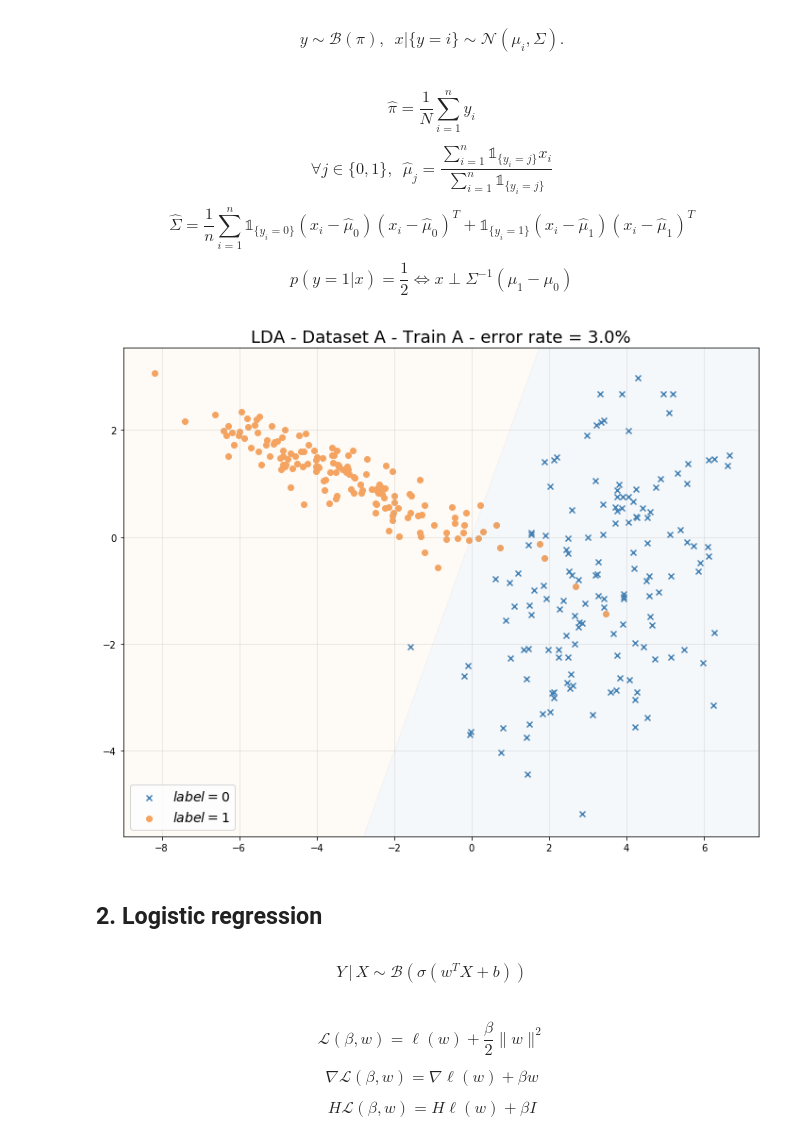
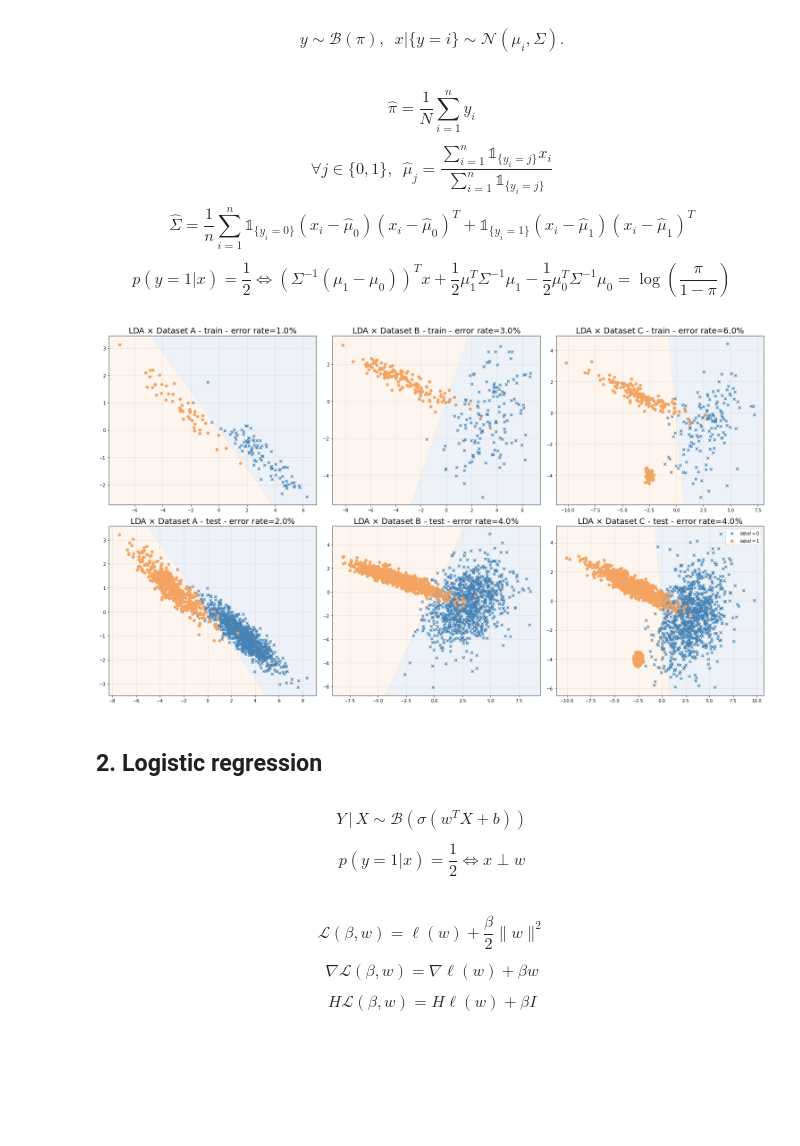
Before and after one commit to shahineb/archives1819, a Jupyter notebook: HWK1/HWK1.ipynb, the cells around one changed output. Drawn from its saved outputs; the diff is of its cells as text; code cells hidden in the pictures; blank space fills up the shorter version.

```diff
--- a/HWK1/HWK1.ipynb
+++ b/HWK1/HWK1.ipynb
@@ -103,22 +130,35 @@ $$\forall j\in\{0,1\}, \enspace\hat{\mu}_{j}=\frac{\sum_{i=1}^{n}\mathbb{1}_{\{y
 
 $$\hat{\Sigma}=\frac{1}{n}\sum_{i=1}^{n}\mathbb{1}_{\{y_{i}=0\}}(x_{i}-\hat{\mu}_{0})(x_{i}-\hat{\mu}_{0})^{T}+\mathbb{1}_{\{y_{i}=1\}}(x_{i}-\hat{\mu}_{1})(x_{i}-\hat{\mu}_{1})^{T}$$
 
-$$p(y=1|x)=\frac{1}{2} \Leftrightarrow x\perp\Sigma^{-1}(\mu_{1}-\mu_{0})$$
+$$p(y=1|x)=\frac{1}{2} \Leftrightarrow \left(\Sigma^{-1}(\mu_{1}-\mu_{0})\right)^{T}x + \frac{1}{2}\mu_{1}^{T}\Sigma^{-1}\mu_{1}-\frac{1}{2}\mu_{0}^{T}\Sigma^{-1}\mu_{0} = \log\left(\frac{\pi}{1-\pi}\right)$$
-# %%
-X = train['B'][:,:2]
-y = train['B'][:,-1]
-lda = LDA()
-lda.fit(X, y)
-missclassification_rate = round(100*lda.missclassification(X, y),3)
-title ="LDA - Dataset A - Train A - error rate = " + str(missclassification_rate) + "%"
-lda.plot_pred(X, y, title=title)
-plt.show()
-# %% [output]
-[figure, removed]
+# %%
+fig, ax = plt.subplots(2, 3, figsize=(21, 12))
+
+for idx, key in enumerate(['A', 'B', 'C']):
+    X_train = train[key][:,:2]
+    y_train = train[key][:,-1]
+    X_test = test[key][:,:2]
+    y_test = test[key][:,-1]
+
+    lda = LDA()
+    lda.fit(X_train, y_train)
+
+    missclassification = lda.missclassification(X_train, y_train)
+    title = r"LDA $\times$ Dataset " + key + " - train - error rate="+str(round(100*missclassification)) + "%"
+    ax[0][idx] = lda.plot_pred(X_train, y_train, title=title, figsize=(6, 6), ax=ax[0][idx])
+
+    missclassification = lda.missclassification(X_test, y_test)
+    title = r"LDA $\times$ Dataset " + key + " - test - error rate="+str(round(100*missclassification)) + "%"
+    ax[1][idx] = lda.plot_pred(X_test, y_test, title=title, figsize=(6, 6), ax=ax[1][idx])
+    plt.legend()
+# %% [output]
+[figure, added]
 # %% [markdown]
 ## 2. Logistic regression
 # %% [markdown]
 $$ Y\,|\,X \sim \mathcal{B}\left(\sigma(w^{T}X+b)\right)$$
+
+$$p(y=1|x)=\frac{1}{2}\Leftrightarrow x\perp w$$
 # %% [markdown]
 $$\mathcal{L}(\beta, w) = \ell(w) + \frac{\beta}{2}\|w\|^{2}$$
 
```
Also changed, not shown: parts of 14 cells of this notebook, 5 other files.
